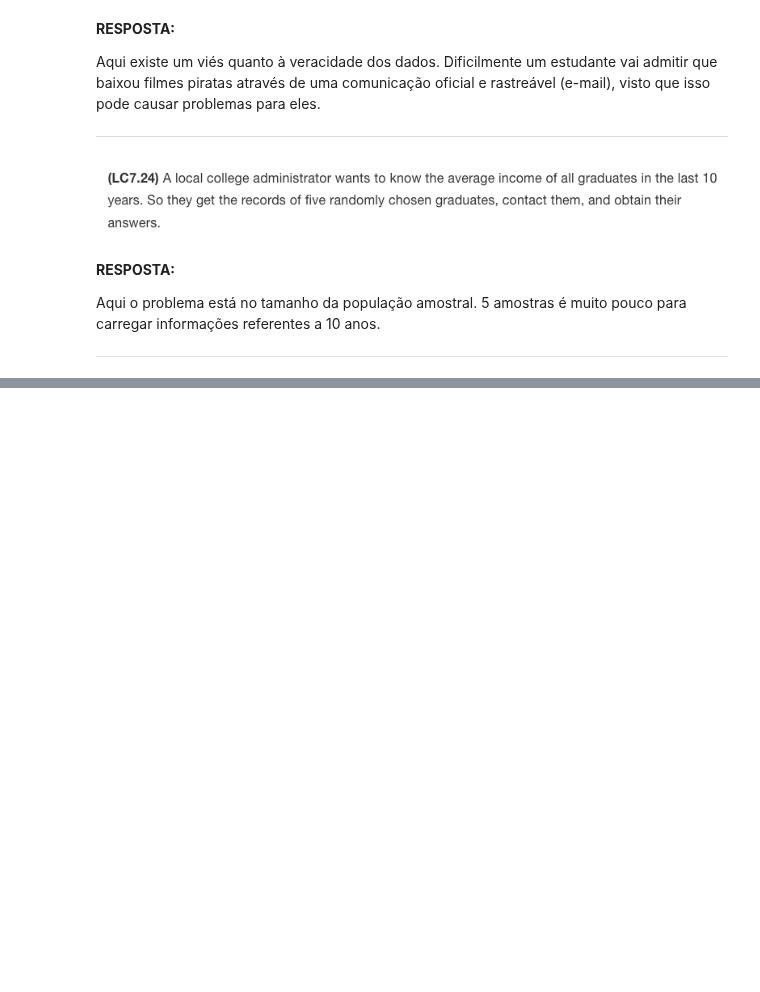
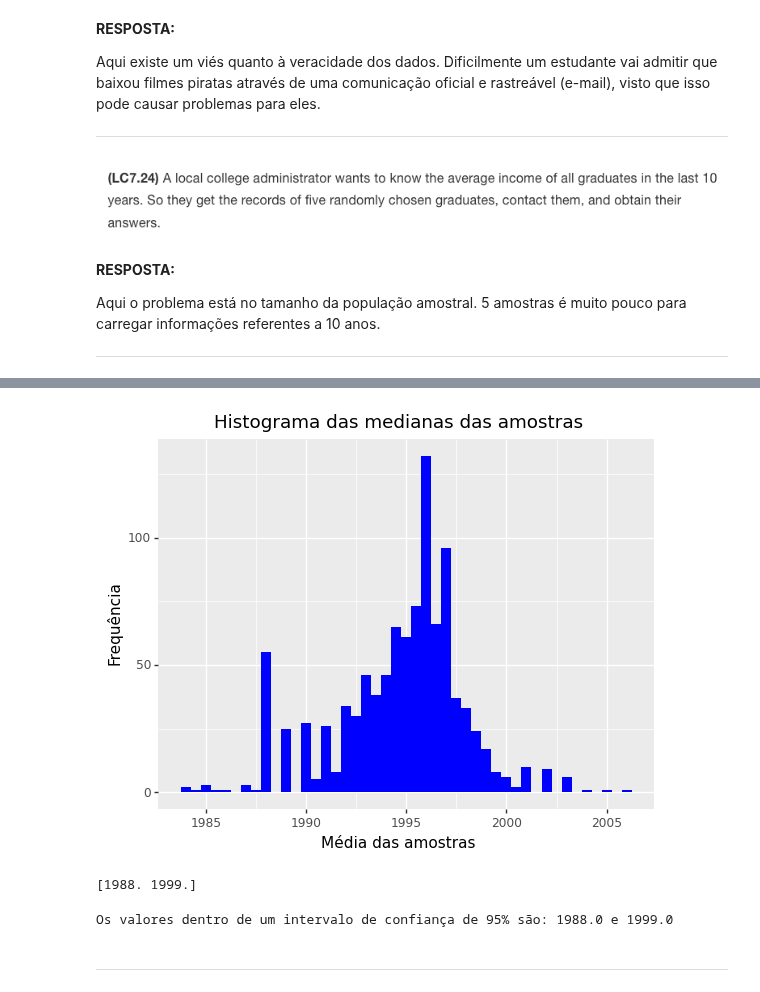
Before and after one commit to pdcos/analise_visual_ciencia_de_dados, a Jupyter notebook: participacao_8/solutions_8.ipynb, the cells around one changed output, grey strips where cells are left out. Saved outputs shown, nothing was run; the diff lists cells and outputs as text; code cells hidden in the pictures; blank space fills up the shorter version.

```diff
--- a/participacao_8/solutions_8.ipynb
+++ b/participacao_8/solutions_8.ipynb
@@ -152,0 +191,6 @@ Aqui o problema está no tamanho da população amostral. 5 amostras é muito po
+# %%
+# Lê o arquivo em .rda
+
+pennies_sample = read_r("pennies_sample.rda")
+pennies_sample = pd.DataFrame(pennies_sample['pennies_sample'])
+pennies_sample.head()
@@ -152,0 +204,43 @@ Aqui o problema está no tamanho da população amostral. 5 amostras é muito po
+# %%
+# Seta uma seed para reprodução dos resultados
+
+np.random.seed(42)
+
+# Faz a 1000 amostras de tamanho 50 com reposição
+
+n = 1000
+sample_size = 50
+sample_medians = []
+
+for i in range(n):
+    sample = pennies_sample.sample(n=sample_size, replace=True)
+    sample_medians.append(sample['year'].median())
+# %%
+# plota o histograma
+
+plot = (
+    ggplot(pd.DataFrame({"sample_medians": sample_medians}), aes(x="sample_medians"))
+    + geom_histogram(binwidth=0.5, fill="blue")
+    + labs(
+        title="Histograma das medianas das amostras",
+        x="Média das amostras",
+        y="Frequência",
+    )
+)
+
+print(plot)
+# %% [output]
+[figure, added]
+# %%
+# Calcula os percentis 0.05 e 0.95 da distribuição das médias
+
+percentiles = np.percentile(sample_medians, [5, 95])
+print(percentiles)
+# %% [output]
+[1988. 1999.]
+# %%
+print(f"Os valores dentro de um intervalo de confiança de 95% são: {percentiles[0]} e {percentiles[1]}")
+# %% [output]
+Os valores dentro de um intervalo de confiança de 95% são: 1988.0 e 1999.0
+# %% [markdown]
+---
```
Also changed, not shown: parts of 14 cells of this notebook.
